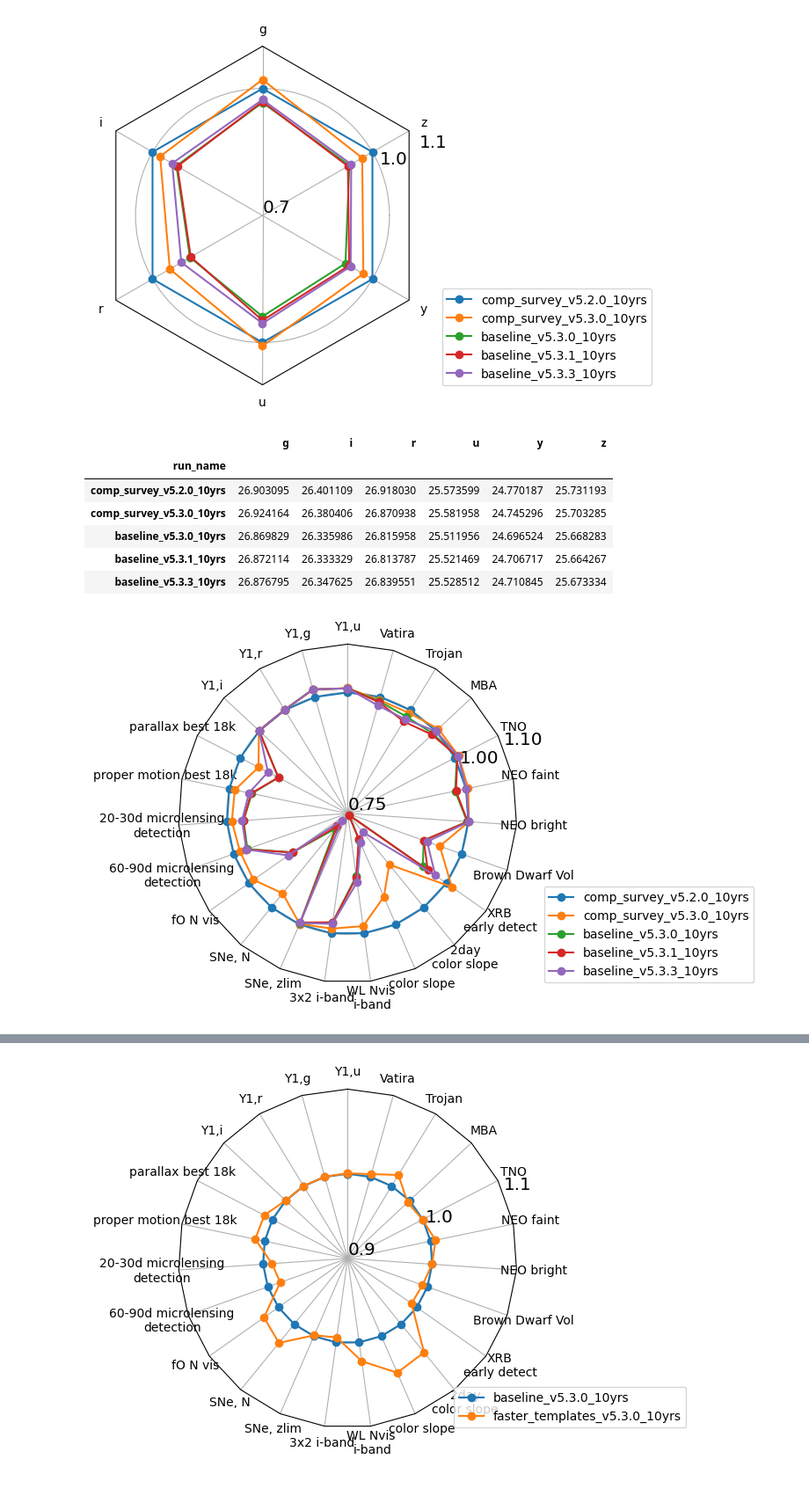
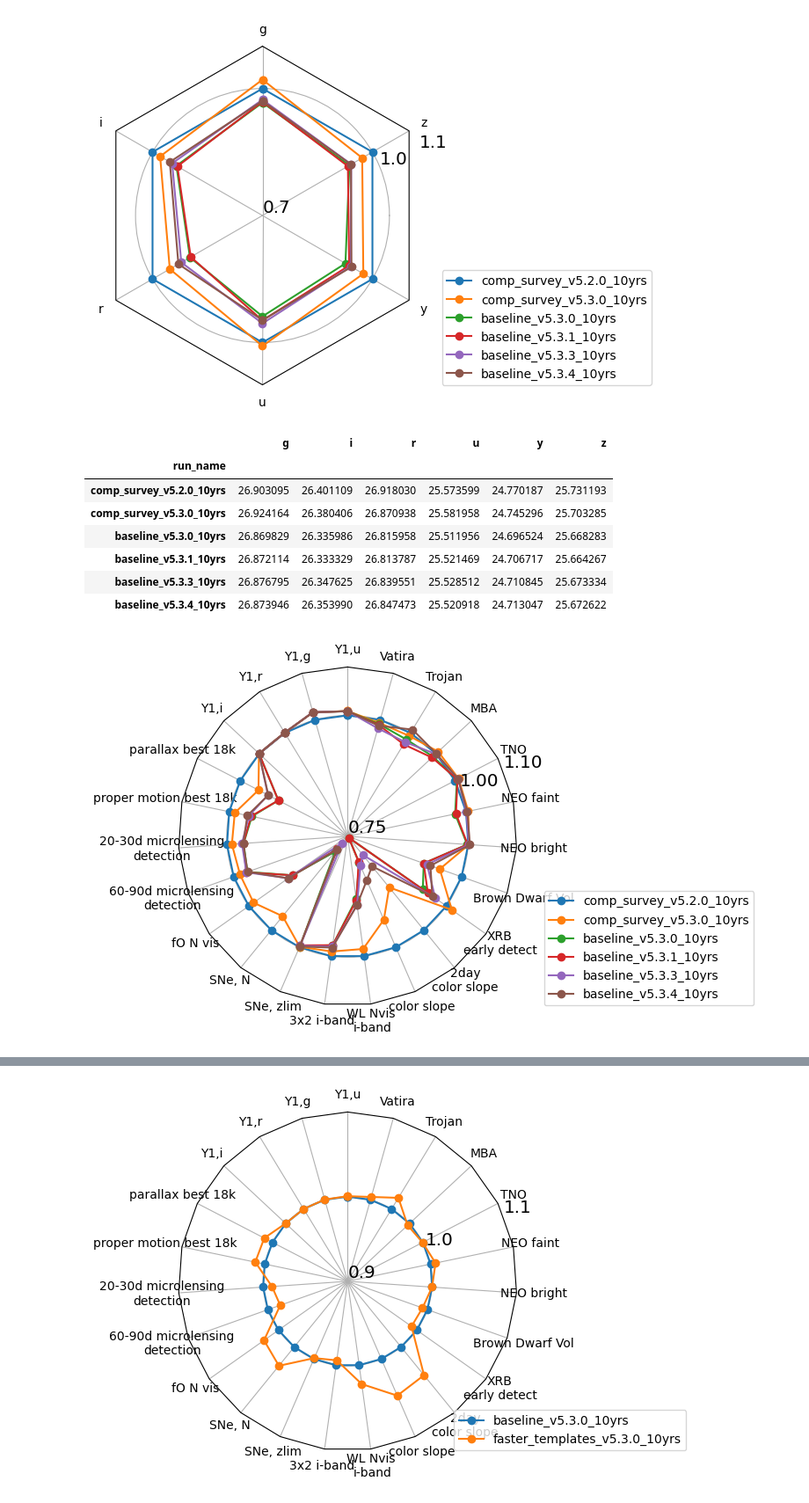
Before and after one commit to lsst-sims/sims_featureScheduler_runs5.3, a Jupyter notebook: maf/quick_look.ipynb, the cells around one changed output, grey strips where cells are left out. Shown at 88% size. Saved outputs shown, nothing was run; the diff lists cells and outputs as text; code cells hidden in the pictures.

```diff
--- a/maf/quick_look.ipynb
+++ b/maf/quick_look.ipynb
@@ -213,12 +213,12 @@ for key in gaps_dict:
 # %%
 # [name for name in mag_data.index if "prod" in name]
 # %%
-runs = ['comp_survey_v5.2.0_10yrs', 'comp_survey_v5.3.0_10yrs', 'baseline_v5.3.0_10yrs', 'baseline_v5.3.1_10yrs','baseline_v5.3.3_10yrs']
+runs = ['comp_survey_v5.2.0_10yrs', 'comp_survey_v5.3.0_10yrs', 'baseline_v5.3.0_10yrs', 'baseline_v5.3.1_10yrs','baseline_v5.3.3_10yrs','baseline_v5.3.4_10yrs']
 ndata = norm_df(mag_data, runs, cols=mag_data.columns.values.tolist(),
                  mag_cols = mag_cols, norm_run='comp_survey_v5.2.0_10yrs')#, invert_cols=['u', 'g', 'r', 'i', 'z', 'y'])
 fig, ax = radar(ndata, legend=True, rgrids=[0.7, 1.0, 1.1], bbox_to_anchor=(1.65, 0))
 # %% [output]
-[figure, old version]
+[figure, new version]
 # %%
 mag_data.loc[runs]
 # %% [output]
@@ -229,12 +229,13 @@ mag_data.loc[runs]
 | baseline_v5.3.0_10yrs | 26.869829 | 26.335986 | 26.815958 | 25.511956 | 24.696524 | 25.668283 |
 | baseline_v5.3.1_10yrs | 26.872114 | 26.333329 | 26.813787 | 25.521469 | 24.706717 | 25.664267 |
 | baseline_v5.3.3_10yrs | 26.876795 | 26.347625 | 26.839551 | 25.528512 | 24.710845 | 25.673334 |
+| baseline_v5.3.4_10yrs | 26.873946 | 26.353990 | 26.847473 | 25.520918 | 24.713047 | 25.672622 |
 # %%
 ndata = norm_df(data, runs, cols=data.columns.values.tolist(),
                 invert_cols=invert_cols, mag_cols = mag_cols, norm_run='comp_survey_v5.2.0_10yrs')
 fig, ax = radar(ndata, legend=True, rgrids=[0.75, 1.0, 1.1], bbox_to_anchor=(1.7, 0))
 # %% [output]
-[figure, old version]
+[figure, new version]
 # %%
 ndata
 # %% [output]
```
Also changed, not shown: parts of 5 cells of this notebook.
